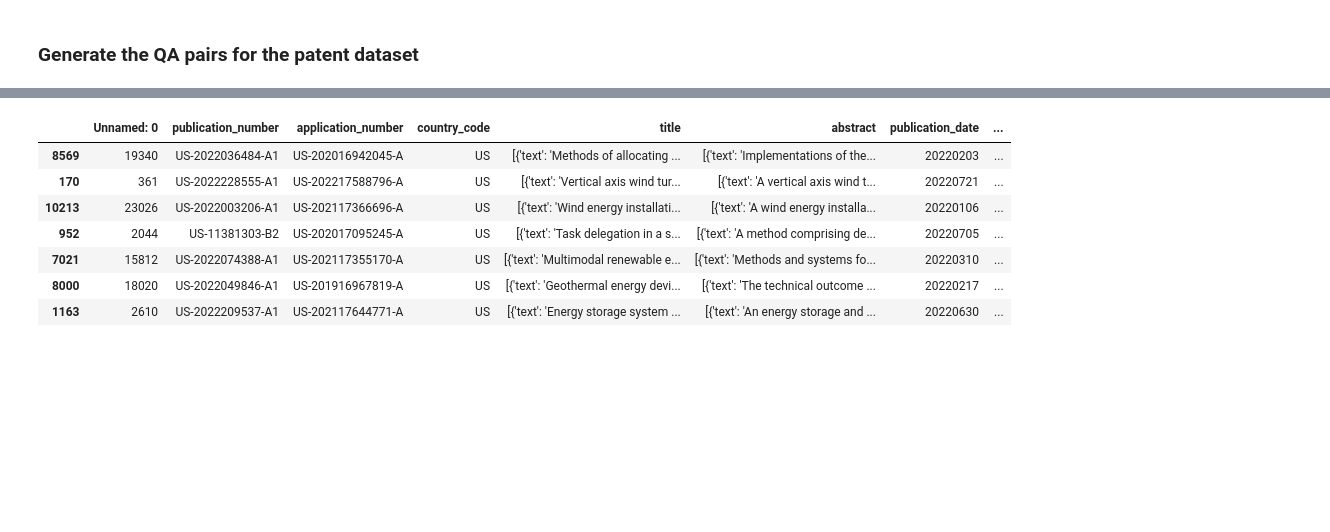
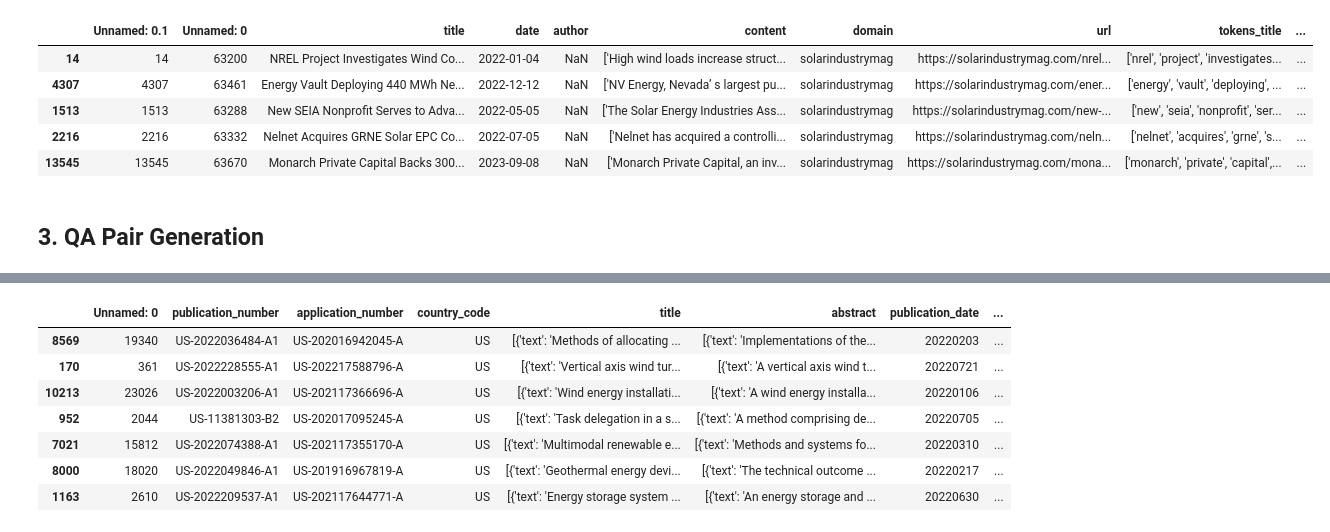
Before and after one commit to tamannaKumavat/SwissText_Shared_Task_2025, a Jupyter notebook: QA_Pairs.ipynb, the cells around one changed output, grey strips where cells are left out. Saved outputs shown, nothing was run; the diff lists cells and outputs as text; code cells hidden in the pictures; blank space fills up the shorter version.

Commit message:
updated QA Pairs

```diff
--- a/QA_Pairs.ipynb
+++ b/QA_Pairs.ipynb
@@ -156,5 +453,14 @@ paragraphs_azocleantech_df.to_csv("paragraphs_azocleantech_df.csv")
 
 selected_indices = [14,4307,1513,2216,13545,13382,2344,1578]
 paragraphs_solarindustrymag_df = solarindustrymag_df.loc[selected_indices]
+# %%
+paragraphs_solarindustrymag_df.head()
+# %% [output]
+|  | Unnamed: 0.1 | Unnamed: 0 | title | date | author | content | domain | url | tokens_title | ... |
+| 14 | 14 | 63200 | NREL Project Investigates Wind Co... | 2022-01-04 | NaN | ['High wind loads increase struct... | solarindustrymag | https://solarindustrymag.com/nrel... | ['nrel', 'project', 'investigates... | ... |
+| 4307 | 4307 | 63461 | Energy Vault Deploying 440 MWh Ne... | 2022-12-12 | NaN | ['NV Energy, Nevada’ s largest pu... | solarindustrymag | https://solarindustrymag.com/ener... | ['energy', 'vault', 'deploying', ... | ... |
+| 1513 | 1513 | 63288 | New SEIA Nonprofit Serves to Adva... | 2022-05-05 | NaN | ['The Solar Energy Industries Ass... | solarindustrymag | https://solarindustrymag.com/new-... | ['new', 'seia', 'nonprofit', 'ser... | ... |
+| 2216 | 2216 | 63332 | Nelnet Acquires GRNE Solar EPC Co... | 2022-07-05 | NaN | ['Nelnet has acquired a controlli... | solarindustrymag | https://solarindustrymag.com/neln... | ['nelnet', 'acquires', 'grne', 's... | ... |
+| 13545 | 13545 | 63670 | Monarch Private Capital Backs 300... | 2023-09-08 | NaN | ['Monarch Private Capital, an inv... | solarindustrymag | https://solarindustrymag.com/mona... | ['monarch', 'private', 'capital',... | ... |
 # %%
 paragraphs_solarindustrymag_df.to_csv("paragraphs_solarindustrymag_df.csv")
@@ -219,2 +467,2 @@ azocleantech_qa_df.to_csv('azocleantech_qa_pairs.csv', index=False)
-# %% [markdown]
-### Generate the QA pairs for the patent dataset
+# %% [markdown]
+## 3. QA Pair Generation
```
Also changed, not shown: parts of 118 cells of this notebook.
